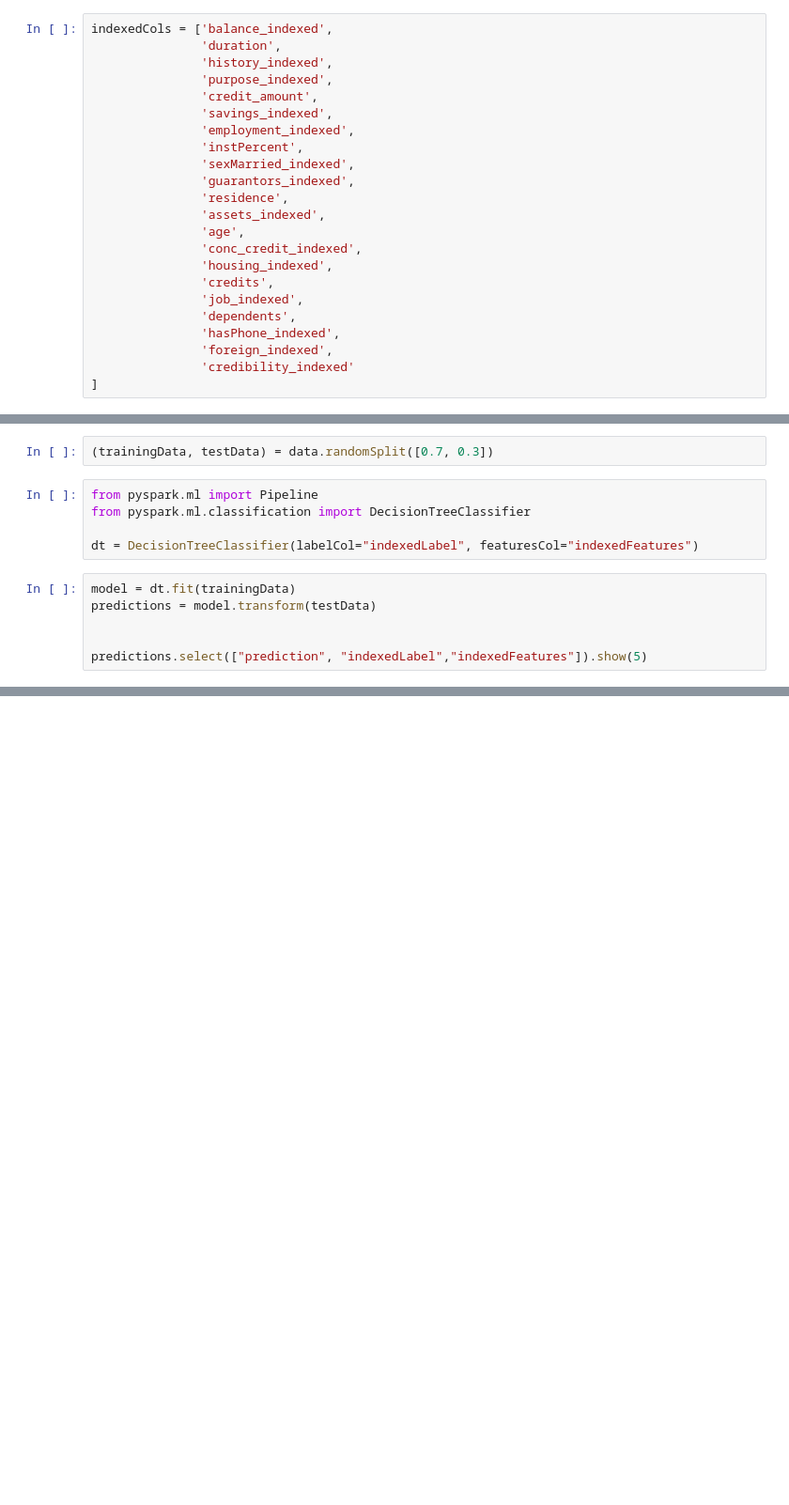
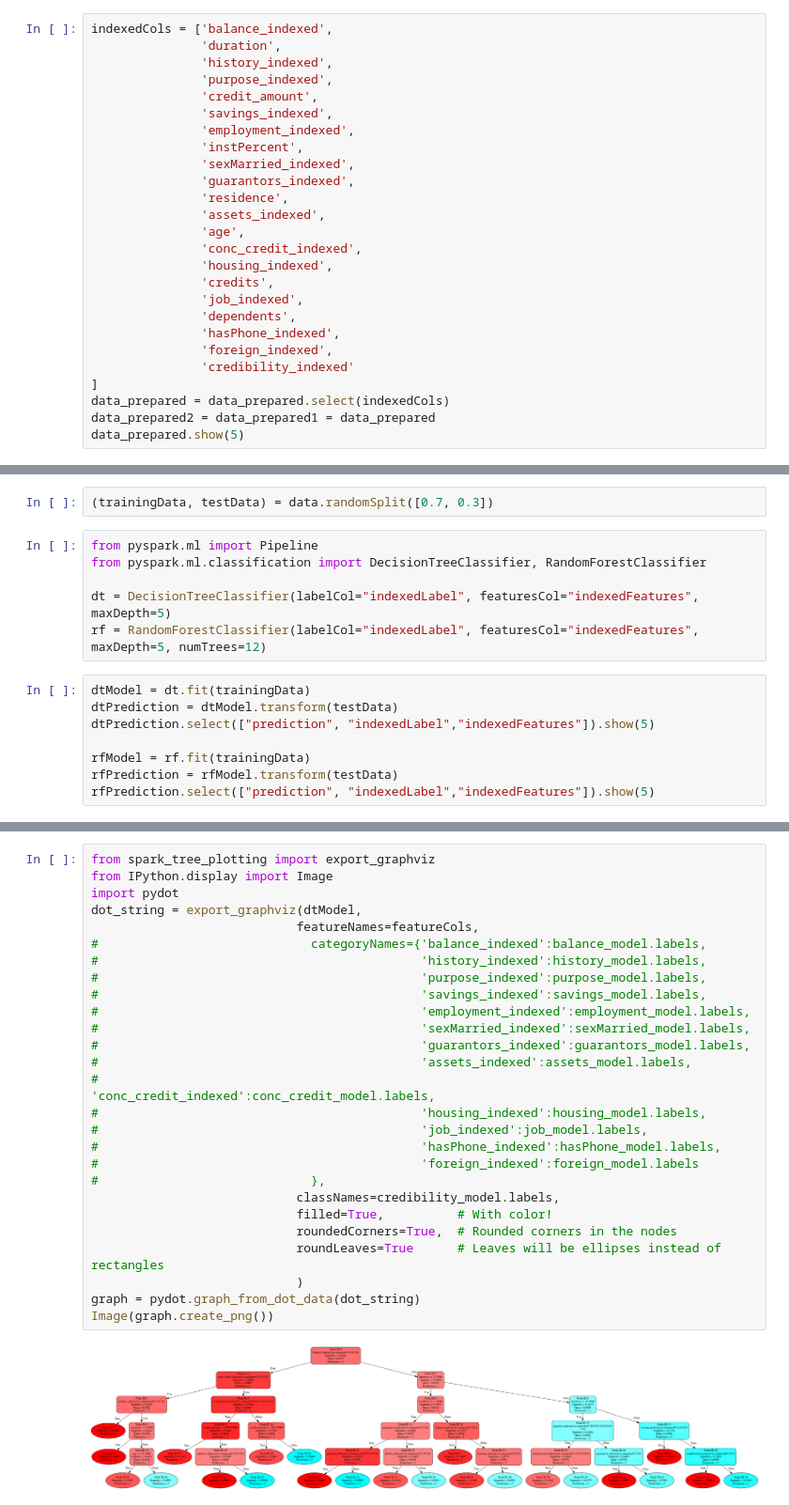
Before and after one commit to thesea2201/Source_code, a Jupyter notebook: sparkProject/codeSpark/Test.ipynb, the cells around one changed output, grey strips where cells are left out. Shown: that part at 94% size. Drawn from its saved outputs; the diff is of its cells as text; blank space fills up the shorter version.

```diff
--- a/sparkProject/codeSpark/Test.ipynb
+++ b/sparkProject/codeSpark/Test.ipynb
@@ -127,3 +190,6 @@ indexedCols = ['balance_indexed',
                'foreign_indexed',
                'credibility_indexed'
 ]
+data_prepared = data_prepared.select(indexedCols)
+data_prepared2 = data_prepared1 = data_prepared
+data_prepared.show(5)
@@ -209,15 +237,18 @@ only showing top 20 rows
 (trainingData, testData) = data.randomSplit([0.7, 0.3])
 # %%
 from pyspark.ml import Pipeline
-from pyspark.ml.classification import DecisionTreeClassifier
+from pyspark.ml.classification import DecisionTreeClassifier, RandomForestClassifier
 
-dt = DecisionTreeClassifier(labelCol="indexedLabel", featuresCol="indexedFeatures")
+dt = DecisionTreeClassifier(labelCol="indexedLabel", featuresCol="indexedFeatures", maxDepth=5)
+rf = RandomForestClassifier(labelCol="indexedLabel", featuresCol="indexedFeatures", maxDepth=5, numTrees=12)
 # %%
-model = dt.fit(trainingData)
-predictions = model.transform(testData)
+dtModel = dt.fit(trainingData)
+dtPrediction = dtModel.transform(testData)
+dtPrediction.select(["prediction", "indexedLabel","indexedFeatures"]).show(5)
 
-
-predictions.select(["prediction", "indexedLabel","indexedFeatures"]).show(5)
+rfModel = rf.fit(trainingData)
+rfPrediction = rfModel.transform(testData)
+rfPrediction.select(["prediction", "indexedLabel","indexedFeatures"]).show(5)
 # %% [output]
 +----------+------------+--------------------+
 |prediction|indexedLabel|     indexedFeatures|
@@ -260,0 +306,29 @@ Test Error = 0.254019
+# %%
+from spark_tree_plotting import export_graphviz
+from IPython.display import Image
+import pydot
+dot_string = export_graphviz(dtModel,
+                            featureNames=featureCols,
+#                             categoryNames={'balance_indexed':balance_model.labels,
+#                                            'history_indexed':history_model.labels,
+#                                            'purpose_indexed':purpose_model.labels,
+#                                            'savings_indexed':savings_model.labels,
+#                                            'employment_indexed':employment_model.labels,
+#                                            'sexMarried_indexed':sexMarried_model.labels,
+#                                            'guarantors_indexed':guarantors_model.labels,
+#                                            'assets_indexed':assets_model.labels,
+#                                            'conc_credit_indexed':conc_credit_model.labels,
+#                                            'housing_indexed':housing_model.labels,
+#                                            'job_indexed':job_model.labels,
+#                                            'hasPhone_indexed':hasPhone_model.labels,
+#                                            'foreign_indexed':foreign_model.labels
+#                             },
+                            classNames=credibility_model.labels,
+                            filled=True,          # With color!
+                            roundedCorners=True,  # Rounded corners in the nodes
+                            roundLeaves=True      # Leaves will be ellipses instead of rectangles
+                            )
+graph = pydot.graph_from_dot_data(dot_string)
+Image(graph.create_png())
+# %% [output]
+[figure, added]
```
Also changed, not shown: parts of 13 cells of this notebook, 3 other files.
